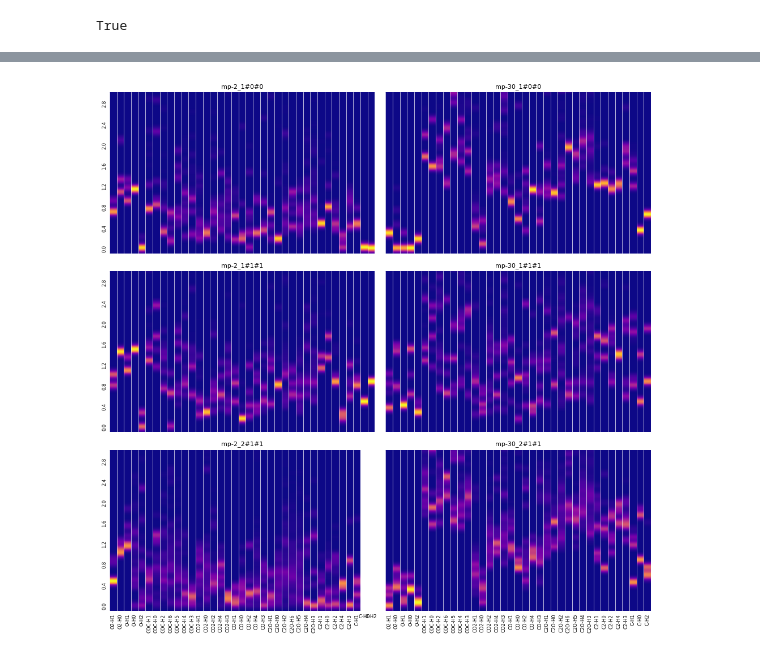
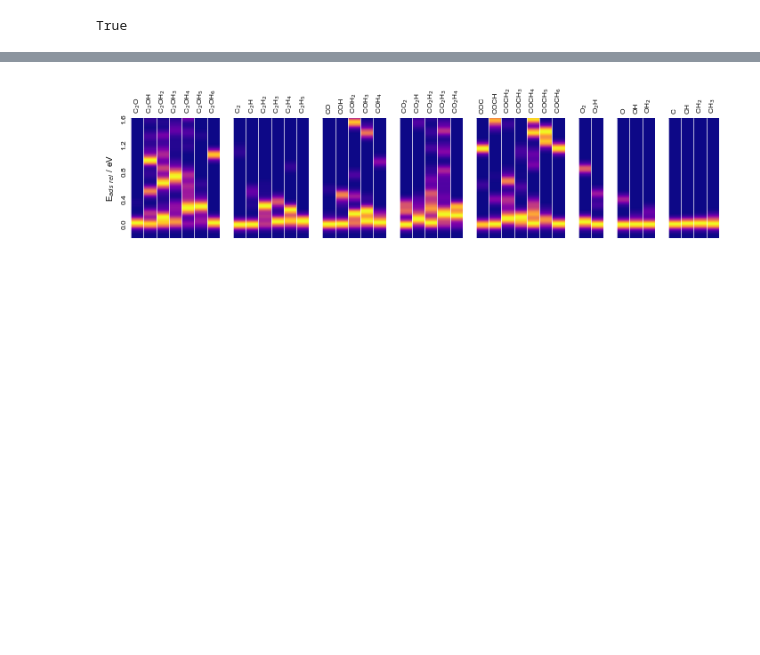
Before and after one commit to basf/autoadsorbate, a Jupyter notebook: scripts/aads_2025.ipynb, the cells around one changed output, grey strips where cells are left out. Cells and saved outputs as stored; diff of their text form; code cells hidden in the pictures; blank space fills up the shorter version.

Commit message:
plots for paper

```diff
--- a/scripts/aads_2025.ipynb
+++ b/scripts/aads_2025.ipynb
@@ -211,3 +197,5 @@ See the caveats in the documentation: https://pandas.pydata.org/pandas-docs/stab
+# %%
+bkp_xdf = xdf.copy()
 # %%
 sns.histplot(_xdf, x='energy_calibrated', hue='pid')
 # %% [output]
@@ -216,2 +203,0 @@ sns.histplot(_xdf, x='energy_calibrated', hue='pid')
-# %%
-_xdf['mi'] = [v.split('_')[1] for v in _xdf.pid.values]
@@ -217,0 +264,4 @@ _xdf['mi'] = [v.split('_')[1] for v in _xdf.pid.values]
+# %%
+xdf = bkp_xdf.copy()
+# xdf = xdf[(xdf.material_formula == 'Cu') & xdf.mi.isin(['1#1#1','1#0#0'])]
+_xdf = filter_xdf(xdf, relaxed_traj)
@@ -249,0 +351,4 @@ fig.set_layout_engine(layout='tight')
+# %%
+xdf = bkp_xdf.copy()
+xdf = xdf[(xdf.material_formula == 'Cu') & xdf.mi.isin(['1#1#1'])]
+_xdf = filter_xdf(xdf, relaxed_traj)
@@ -250,32 +388,54 @@ fig.set_layout_engine(layout='tight')
 # %%
-mis = _xdf.mi.unique()
-mpids = _xdf.mpid.unique()
+backbone_formulas = _xdf.backbone.unique()
+width_ratios = [len(_xdf[_xdf.backbone.isin([bckbone])].calibrate_keys.unique()) for bckbone in backbone_formulas]
 
-fig, axs = plt.subplots(len(mis), len(mpids), figsize=[10,10], sharex=True, sharey=True)
+fig, axs = plt.subplots(1, len(backbone_formulas), figsize=[7.2, 2], sharex=False, sharey=True,
+                        gridspec_kw={'width_ratios': width_ratios}
+                        )
 
 num_dict = {}
 
-for i, mpid in enumerate(mpids):
-    for j, mi in enumerate(mis):
+for i, bckbone in enumerate(backbone_formulas):
 
-        pdf = _xdf[_xdf.mi.isin([mi]) & _xdf.mpid.isin([mpid])]
-        pdf = pdf.sort_values(by=['calibrate_keys'], ascending=False)
+    ax = axs[i]
 
-        heat_map = plot_energy_heatmap(pdf,
-                            column = 'energy_calibrated',
-                            std = 0.05,
-                            e_min=-0.1,
-                            e_max=3,
-                            resolution='auto',
-                            normalize=True,
-                            normalize_mode='integral',
-                            return_heatmap=True,
-                            cmap='plasma',
-                            T=True,
-                            ax=axs[j,i])
-        axs[j,i].set_title(f'{mpid}_{mi}', fontdict = {'fontsize': 8})
-        num_dict[f"{mpid}_{mi}_0"] = heat_map
+    pdf = _xdf[_xdf.backbone.isin([bckbone])].copy()
+    pdf = pdf.sort_values(by=['calibrate_keys'])
 
+    calibrate_keys = []
+    for k in pdf.calibrate_keys.values:
+        k = k.replace('H0', '')
+        k = k.replace('H1', 'H')
+        k = k.replace('-', '')
+        for n in [str(_n) for _n in range(10)]:
+            k = k.replace(n, f'$_{n}$')
+        calibrate_keys.append(k)
+
+    pdf['calibrate_keys'] = calibrate_keys
+
+    heat_map = plot_energy_heatmap(pdf,
+                        column = 'energy_calibrated',
+                        std = 0.05,
+                        e_min=-0.2,
+                        e_max=1.6,
+                        resolution='auto',
+                        normalize=True,
+                        normalize_mode='max',
+                        return_heatmap=True,
+                        cmap='plasma',
+                        T=True,
+                        ax=ax)
+
+        # ax.set_title(f"{pdf.material_formula.values[0]} ({mi.replace('#', '')})", fontdict = {'fontsize': 8})
+
+    ax.tick_params(top=True, labeltop=True, bottom=False, labelbottom=False)
+    ax.tick_params("x", rotation=90)
+
+    if i==0:
+        ax.set_ylabel('E$_{ads}$ $_{rel}$ / eV', fontdict = {'fontsize': 7})
+    num_dict[f"backbone"] = heat_map
+
+fig.subplots_adjust(hspace=0.1, wspace=0.2)
 fig.set_layout_engine(layout='tight')
 # %% [output]
-[figure, old version]
+[figure, new version]
```
Also changed, not shown: parts of 33 cells of this notebook.
